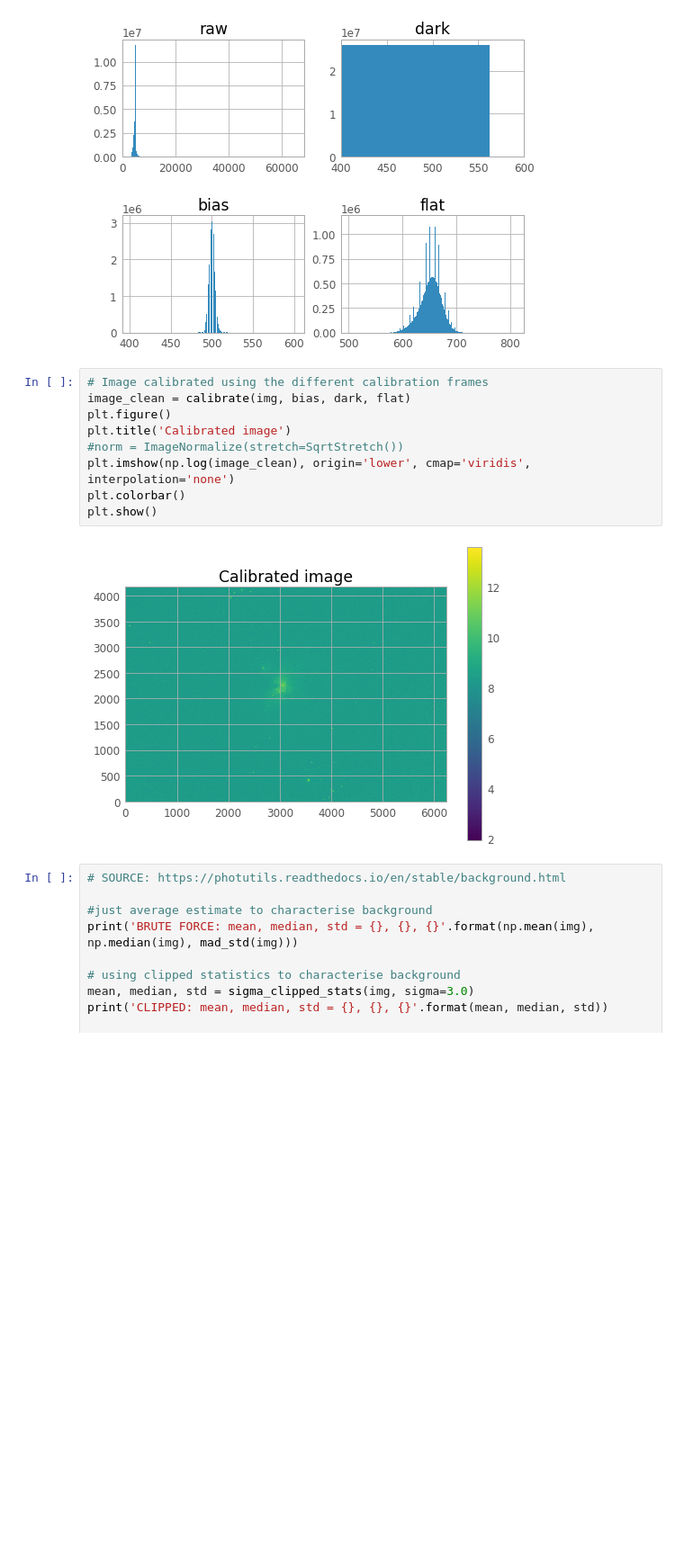
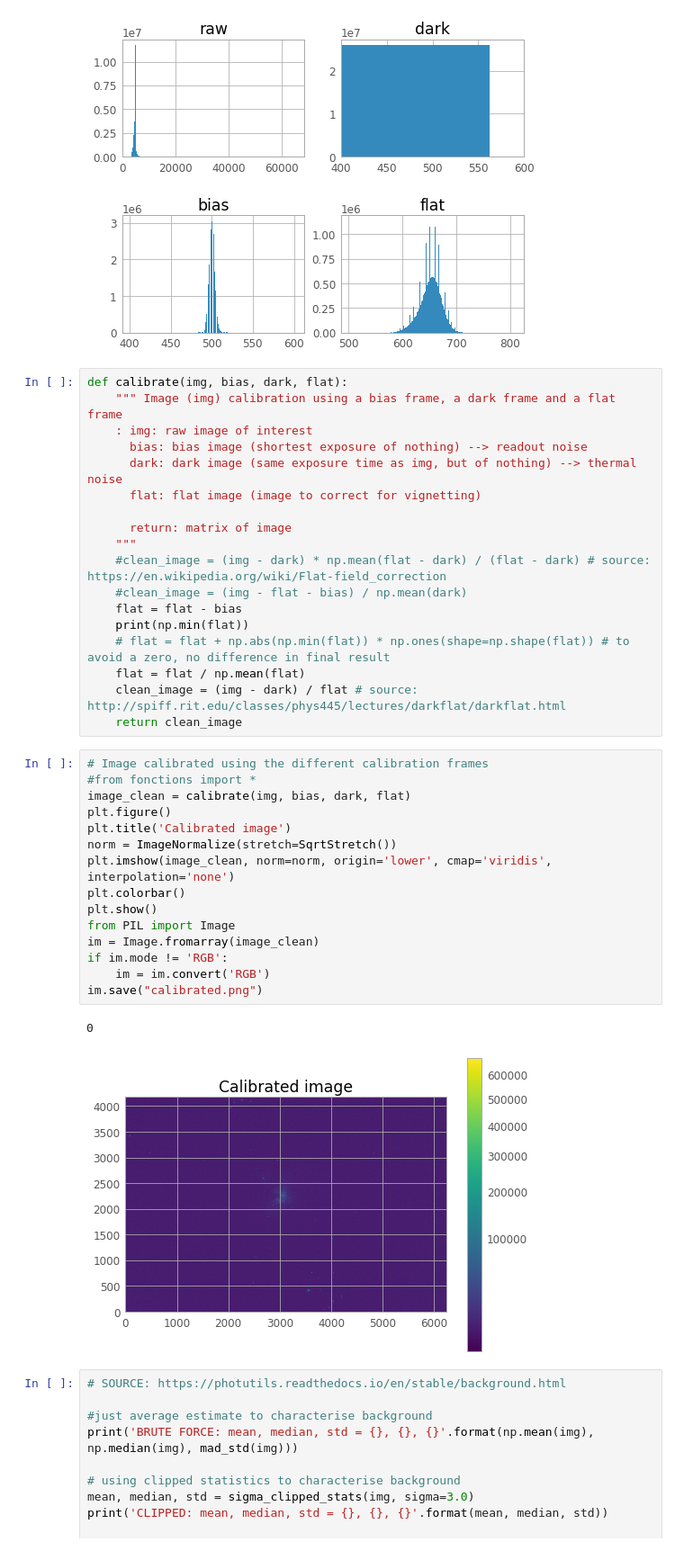
Before and after one commit to SSAEPFL/PSF, a Jupyter notebook: astropy-fits.ipynb, the cells around one changed output. Shown at 90% size. Cells and saved outputs as stored; diff of their text form; blank space fills up the shorter version.

Commit message:
correct flatfieding

```diff
--- a/astropy-fits.ipynb
+++ b/astropy-fits.ipynb
@@ -89,17 +88,42 @@ axs[1,1].hist(flat.flatten(), bins=256)
 plt.show()
 # %% [output]
 [figure]
+# %%
+def calibrate(img, bias, dark, flat):
+    """ Image (img) calibration using a bias frame, a dark frame and a flat frame
+    : img: raw image of interest
+      bias: bias image (shortest exposure of nothing) --> readout noise
+      dark: dark image (same exposure time as img, but of nothing) --> thermal noise
+      flat: flat image (image to correct for vignetting)
+
+      return: matrix of image
+    """
+    #clean_image = (img - dark) * np.mean(flat - dark) / (flat - dark) # source: https://en.wikipedia.org/wiki/Flat-field_correction
+    #clean_image = (img - flat - bias) / np.mean(dark)
+    flat = flat - bias
+    print(np.min(flat))
+    # flat = flat + np.abs(np.min(flat)) * np.ones(shape=np.shape(flat)) # to avoid a zero, no difference in final result
+    flat = flat / np.mean(flat)
+    clean_image = (img - dark) / flat # source: http://spiff.rit.edu/classes/phys445/lectures/darkflat/darkflat.html
+    return clean_image
 # %%
 # Image calibrated using the different calibration frames
+#from fonctions import *
 image_clean = calibrate(img, bias, dark, flat)
 plt.figure()
 plt.title('Calibrated image')
-#norm = ImageNormalize(stretch=SqrtStretch())
-plt.imshow(np.log(image_clean), origin='lower', cmap='viridis', interpolation='none')
+norm = ImageNormalize(stretch=SqrtStretch())
+plt.imshow(image_clean, norm=norm, origin='lower', cmap='viridis', interpolation='none')
 plt.colorbar()
 plt.show()
+from PIL import Image
+im = Image.fromarray(image_clean)
+if im.mode != 'RGB':
+    im = im.convert('RGB')
+im.save("calibrated.png")
 # %% [output]
+0
-[figure, old version]
+[figure, new version]
 # %%
 # SOURCE: https://photutils.readthedocs.io/en/stable/background.html
 
```
Also changed, not shown: parts of 7 cells of this notebook, 2 other files.
